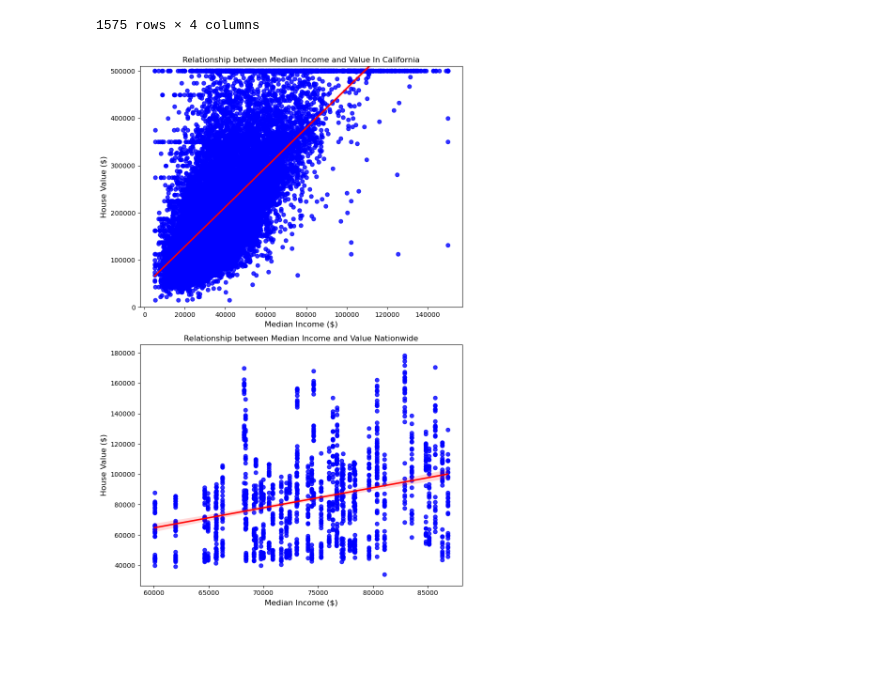
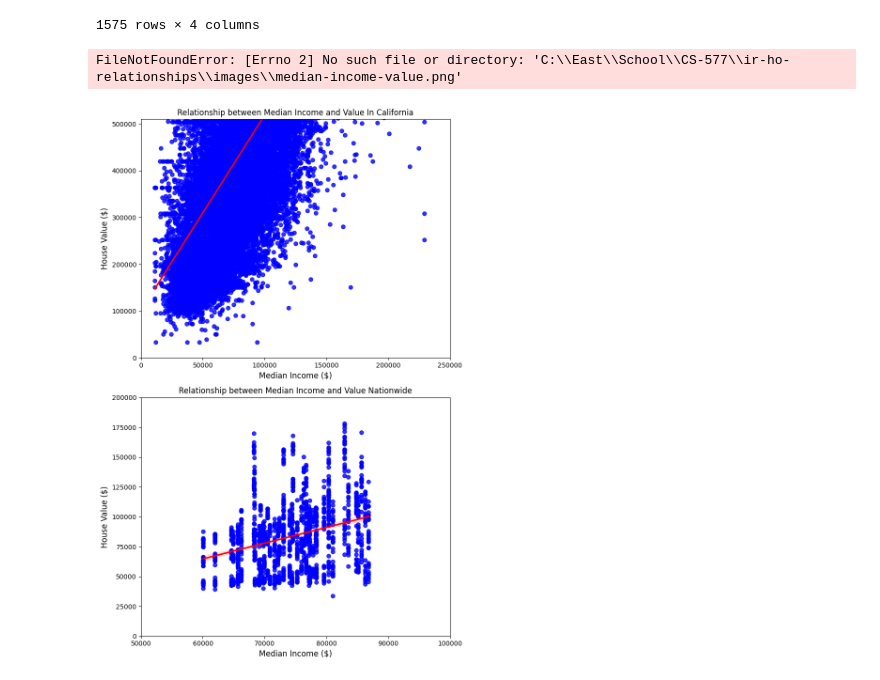
Before and after one commit to east-01/ir-ho-relationships, a Jupyter notebook: IncomeToValue.ipynb, the cells around one changed output. Cells and saved outputs as stored; diff of their text form; code cells hidden in the pictures; blank space fills up the shorter version.

```diff
--- a/IncomeToValue.ipynb
+++ b/IncomeToValue.ipynb
@@ -3,6 +3,11 @@ import pandas as pd
 import numpy as np
 import matplotlib.pyplot as plt
 import seaborn as sns
+# %%
+def convert_dollars_2022(dollars):
+    # According to https://www.officialdata.org/us/inflation/1990?endYear=2022&amount=1
+    conversion = 2.24
+    return dollars * conversion
 # %%
 cali_house_prices = pd.read_csv("data/california_housing_prices.csv")
 
@@ -14,6 +19,10 @@ cali_house_prices.rename(columns={
 # median_income is initially measured in 10s of thousands of dollars, convert to dollars
 cali_house_prices["median_income"] = cali_house_prices["median_income"] * 10000
 
+# Account for inflation and convert to 2022 dollars
+cali_house_prices["median_income"] = cali_house_prices["median_income"].apply(convert_dollars_2022)
+cali_house_prices["value"] = cali_house_prices["value"].apply(convert_dollars_2022)
+
 cali_house_prices
 # %% [output]
 |  | median_income | value |
@@ -77,31 +86,36 @@ plt.figure(figsize=(8, 12))
 
 
 # First subplot
 plt.subplot(2, 1, 1)  # (rows, columns, index)
 sns.regplot(data=cali_house_prices, x='median_income', y='value', scatter_kws={'color': 'blue'}, line_kws={'color': 'red'})
 
 plt.ticklabel_format(style='plain', axis='x')
 plt.title('Relationship between Median Income and Value In California')
 plt.xlabel('Median Income ($)', fontsize=12)  # Customize x-axis label
 plt.ylabel('House Value ($)', fontsize=12)  # Customize y-axis label
 
+plt.xlim(0, 250000)
 plt.ylim(0, 510000)
 
 # Second subplot
 plt.subplot(2, 1, 2)  # (rows, columns, index)
 sns.regplot(data=us_re_interest_rates, x='median_income', y='value', scatter_kws={'color': 'blue'}, line_kws={'color': 'red'})
 
 plt.title('Relationship between Median Income and Value Nationwide')
 plt.xlabel('Median Income ($)', fontsize=12)  # Customize x-axis label
 plt.ylabel('House Value ($)', fontsize=12)  # Customize y-axis label
 
+plt.xlim(50000, 100000)
+plt.ylim(0, 200000)
+
 # Adjust layout for better spacing
 plt.tight_layout()
 
 # Save the plot as a PNG file
 plt.savefig('images/median-income-value.png')
 
 # Display the plot
 plt.show()
 # %% [output]
+FileNotFoundError: [Errno 2] No such file or directory: 'C:\\East\\School\\CS-577\\ir-ho-relationships\\images\\median-income-value.png'
-[figure, old version]
+[figure, new version]
```
Also changed, not shown: parts of 2 cells of this notebook, 1 other file.
